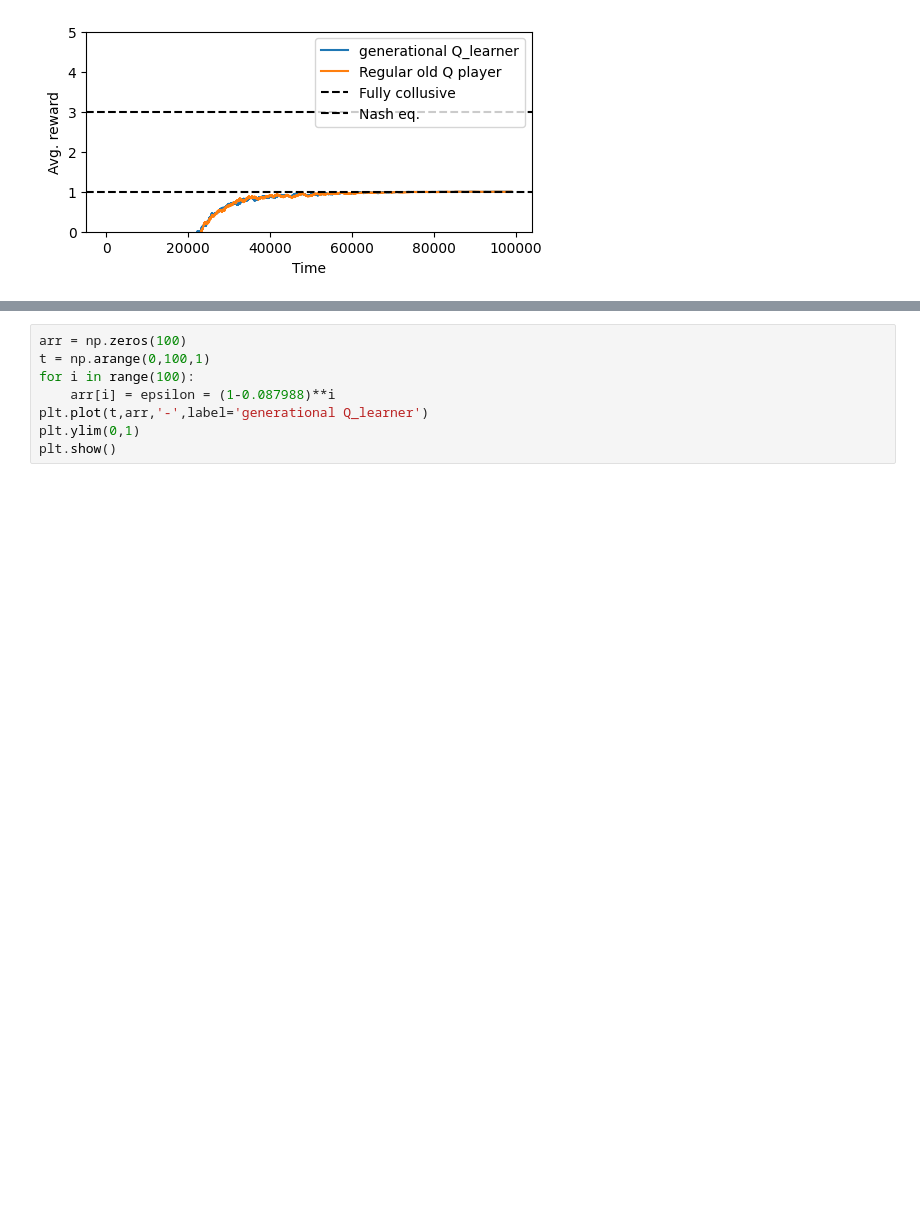
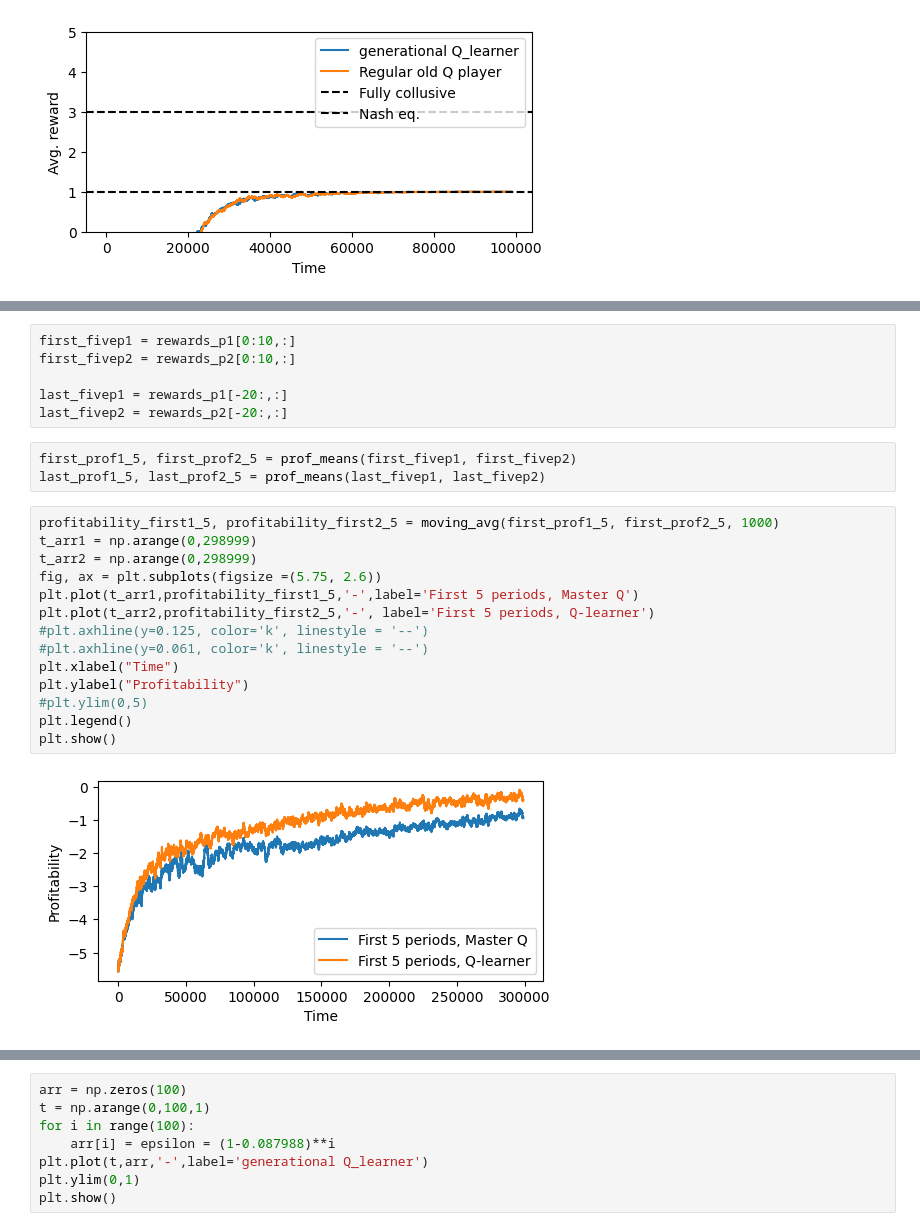
Before and after one commit to mortenvk/SpecialeProjekt, a Jupyter notebook: Master Q, Master Theta, Nuke .ipynb, the cells around one changed output, grey strips where cells are left out. Saved outputs shown, nothing was run; the diff lists cells and outputs as text; blank space fills up the shorter version.

```diff
--- a/Master Q, Master Theta, Nuke .ipynb
+++ b/Master Q, Master Theta, Nuke .ipynb
@@ -461,0 +516,25 @@ plt.show()
+# %%
+first_fivep1 = rewards_p1[0:10,:]
+first_fivep2 = rewards_p2[0:10,:]
+
+last_fivep1 = rewards_p1[-20:,:]
+last_fivep2 = rewards_p2[-20:,:]
+# %%
+first_prof1_5, first_prof2_5 = prof_means(first_fivep1, first_fivep2)
+last_prof1_5, last_prof2_5 = prof_means(last_fivep1, last_fivep2)
+# %%
+profitability_first1_5, profitability_first2_5 = moving_avg(first_prof1_5, first_prof2_5, 1000)
+t_arr1 = np.arange(0,298999)
+t_arr2 = np.arange(0,298999)
+fig, ax = plt.subplots(figsize =(5.75, 2.6))
+plt.plot(t_arr1,profitability_first1_5,'-',label='First 5 periods, Master Q')
+plt.plot(t_arr2,profitability_first2_5,'-', label='First 5 periods, Q-learner')
+#plt.axhline(y=0.125, color='k', linestyle = '--')
+#plt.axhline(y=0.061, color='k', linestyle = '--')
+plt.xlabel("Time")
+plt.ylabel("Profitability")
+#plt.ylim(0,5)
+plt.legend()
+plt.show()
+# %% [output]
+[figure, added]
```
Also changed, not shown: parts of 27 cells of this notebook, 2 other files.
